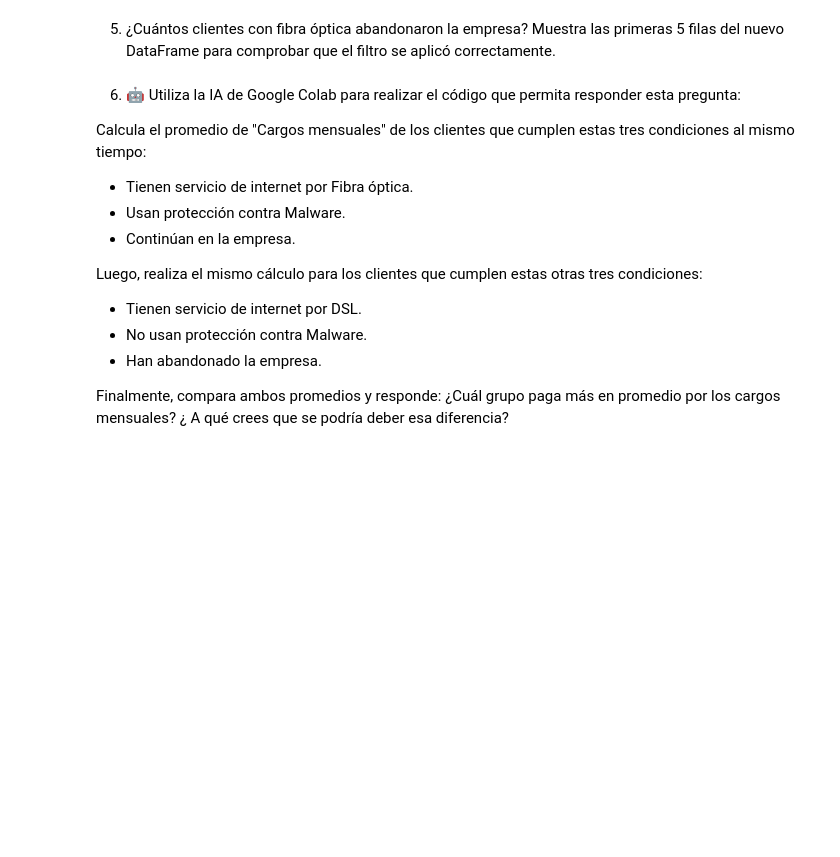
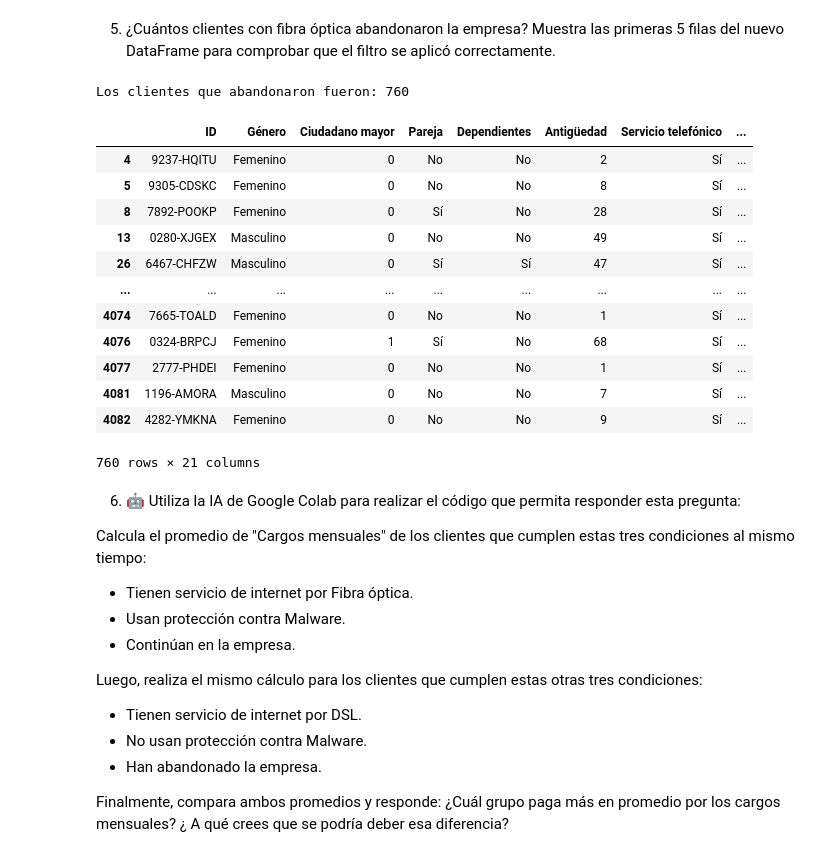
Before and after one commit to oscar-abud/Aprendiendo-Pandas-Python, a Jupyter notebook: Laboratorio 0_Introducción a Pandas.ipynb, the cells around one changed output. Drawn from its saved outputs; the diff is of its cells as text; code cells hidden in the pictures; blank space fills up the shorter version.

```diff
--- a/Laboratorio 0_Introducción a Pandas.ipynb
+++ b/Laboratorio 0_Introducción a Pandas.ipynb
@@ -266,3 +266,9 @@ df_2.head(5)
 5 rows × 21 columns
 # %% [markdown]
 4. Crea un nuevo DataFrame que contenga la información solo de los clientes cuyo "Servicio de Internet" es Fibra óptica. ¿Cuántas filas tiene este nuevo DataFrame? Muestra sus primeras 5 filas para comprobar que el filtro se aplicó correctamente.
+# %%
+df_internet = df_2[df_2['Servicio de Internet'] == 'Fibra óptica'] #df siginifica Data Frame
+# df_internet
+filas = df_internet.shape[0] # El shape sirve para poder mostrar filas o columnas, el 0 para filas y 1 para columnas
+print(f"La cantidad de personas que solo tienen fibra óptica es de: {filas}")
+df_internet.head(5)
@@ -269,5 +284,24 @@ df_2.head(5)
 # %% [markdown]
 5. ¿Cuántos clientes con fibra óptica abandonaron la empresa? Muestra las primeras 5 filas del nuevo DataFrame para comprobar que el filtro se aplicó correctamente.
+# %%
+df_abandono = df_internet[df_internet['Deserción Cliente'] == 'Sí']
+print(f"Los clientes que abandonaron fueron: {df_abandono.shape[0]}")
+df_abandono
+# %% [output]
+Los clientes que abandonaron fueron: 760
+|  | ID | Género | Ciudadano mayor | Pareja | Dependientes | Antigüedad | Servicio telefónico | ... |
+| 4 | 9237-HQITU | Femenino | 0 | No | No | 2 | Sí | ... |
+| 5 | 9305-CDSKC | Femenino | 0 | No | No | 8 | Sí | ... |
+| 8 | 7892-POOKP | Femenino | 0 | Sí | No | 28 | Sí | ... |
+| 13 | 0280-XJGEX | Masculino | 0 | No | No | 49 | Sí | ... |
+| 26 | 6467-CHFZW | Masculino | 0 | Sí | Sí | 47 | Sí | ... |
+| ... | ... | ... | ... | ... | ... | ... | ... | ... |
+| 4074 | 7665-TOALD | Femenino | 0 | No | No | 1 | Sí | ... |
+| 4076 | 0324-BRPCJ | Femenino | 1 | Sí | No | 68 | Sí | ... |
+| 4077 | 2777-PHDEI | Femenino | 0 | No | No | 1 | Sí | ... |
+| 4081 | 1196-AMORA | Masculino | 0 | No | No | 7 | Sí | ... |
+| 4082 | 4282-YMKNA | Femenino | 0 | No | No | 9 | Sí | ... |
+760 rows × 21 columns
 # %% [markdown]
 6. 🤖 Utiliza la IA de Google Colab para realizar el código que permita responder esta pregunta:
 
```
Also changed, not shown: parts of 1 cell of this notebook.
